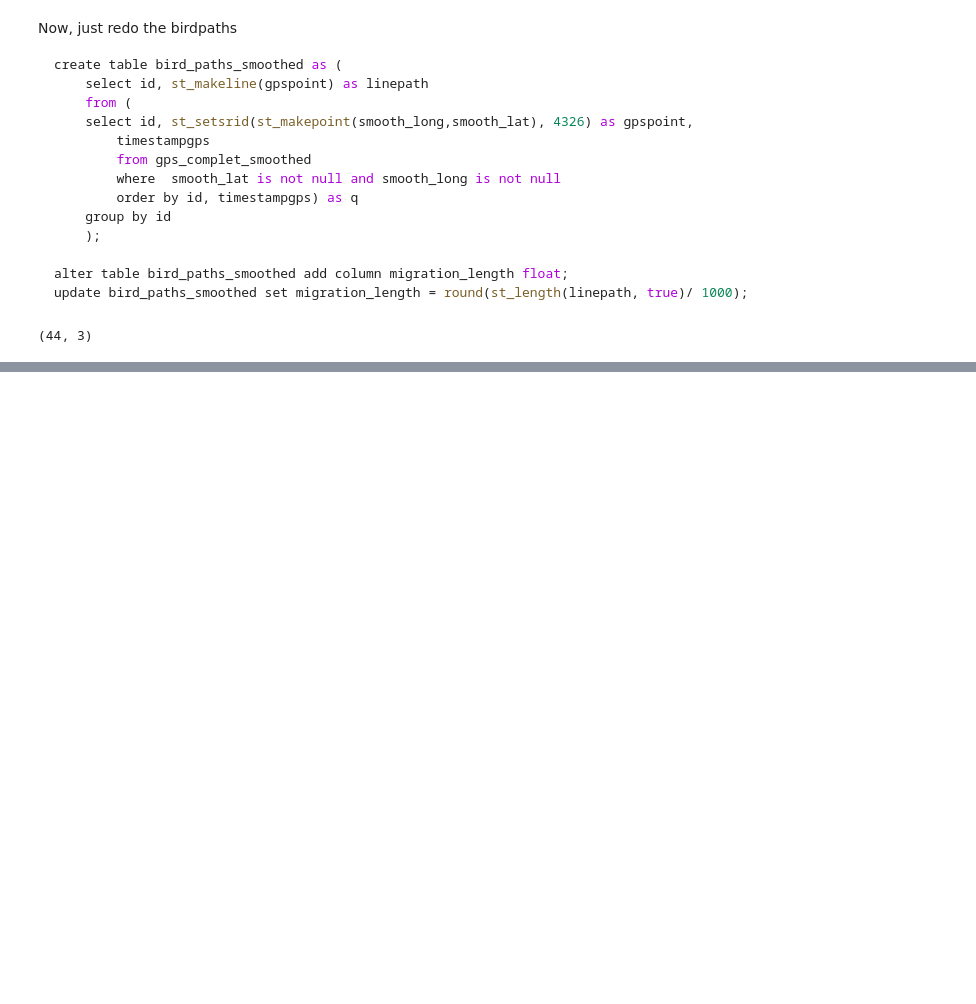
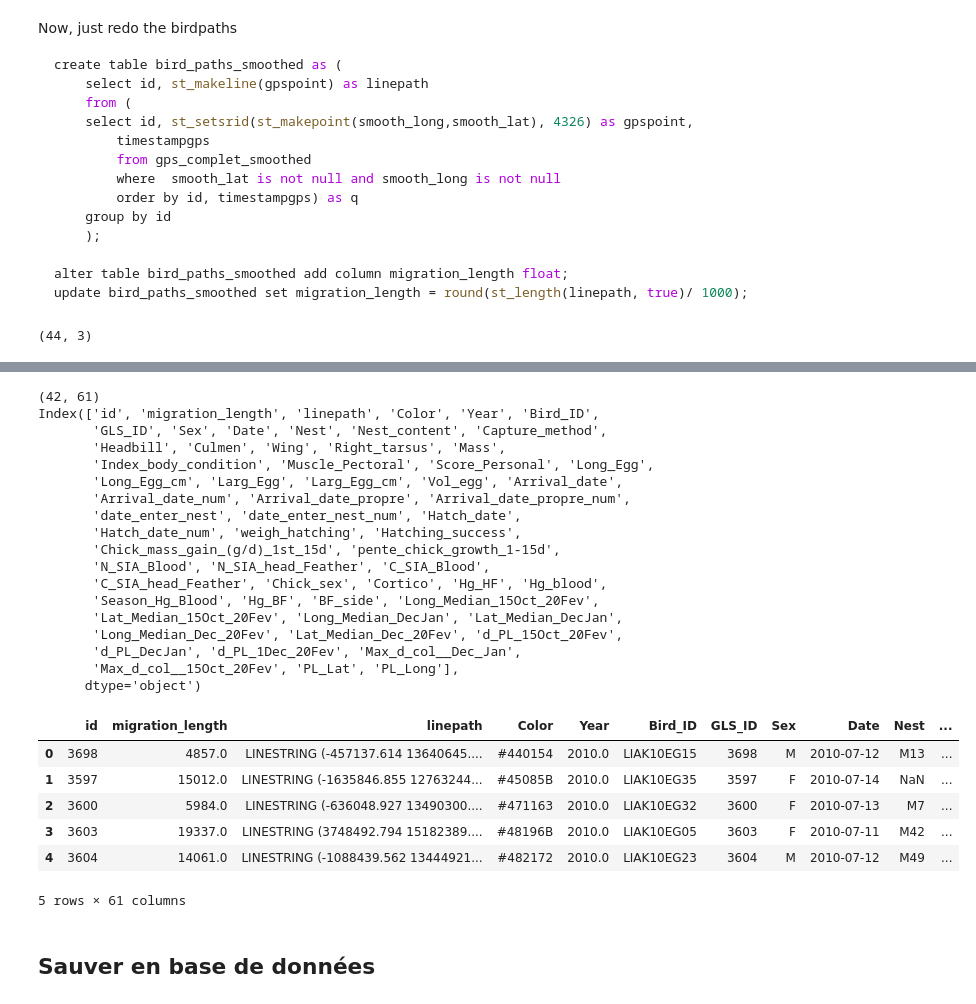
Before and after one commit to cplumejeaud/M2_python, a Jupyter notebook: notebooks/12_arctox_full.ipynb, the cells around one changed output, grey strips where cells are left out. Saved outputs shown, nothing was run; the diff lists cells and outputs as text; code cells hidden in the pictures; blank space fills up the shorter version.

```diff
--- a/notebooks/12_arctox_full.ipynb
+++ b/notebooks/12_arctox_full.ipynb
@@ -342,0 +401,4 @@ print(data.shape) #44, 3
+# %%
+df = pd.read_excel("https://github.com/cplumejeaud/M2_python/raw/refs/heads/main/data/arctox/data%20for%20analyses_2010_2011_analyses.xls",
+                            sheet_name="data for analyses_2010_2011_ana")
+df.columns
@@ -342,0 +452,21 @@ print(data.shape) #44, 3
+# %%
+import numpy as np
+print(type(df.GLS_ID.values))
+# Caster en str ce mélange de numerique et de chaînes de caractères
+df.GLS_ID = df.GLS_ID.apply(lambda _: str(_))
+print(type(df.GLS_ID.values))
+
+clean_GLSID = []
+for i, r in df.iterrows():
+    clean_gls_id = r.GLS_ID.upper().replace('MK12-12A', '').replace('MK14-', '').replace('MK18-', '').replace('SO-', '')
+    clean_GLSID = np.append(clean_GLSID, clean_gls_id)
+
+print(pd.unique(clean_GLSID))
+df['clean_GLSID'] = clean_GLSID
+
+## Supprimer les valeurs NAN du fichier d'Analyses
+
+#df.dropna(subset=['clean_GLSID'], inplace = True)
+df  = df[df.clean_GLSID != 'NAN']
+print(df.shape)
+df.clean_GLSID.unique()
@@ -342,0 +495,40 @@ print(data.shape) #44, 3
+# %%
+## On fait la jointure sur des type identiques (id passe de int à string)
+data.id = data.id.apply(lambda x: str(x))
+# %%
+## Jointure
+
+birds = data.join(df.set_index('clean_GLSID'), on='id', lsuffix='_gps', rsuffix='_ana', how='inner')
+
+
+print(birds.shape)
+print(birds.columns)
+birds.head()
+# %% [output]
+(42, 61)
+Index(['id', 'migration_length', 'linepath', 'Color', 'Year', 'Bird_ID',
+       'GLS_ID', 'Sex', 'Date', 'Nest', 'Nest_content', 'Capture_method',
+       'Headbill', 'Culmen', 'Wing', 'Right_tarsus', 'Mass',
+       'Index_body_condition', 'Muscle_Pectoral', 'Score_Personal', 'Long_Egg',
+       'Long_Egg_cm', 'Larg_Egg', 'Larg_Egg_cm', 'Vol_egg', 'Arrival_date',
+       'Arrival_date_num', 'Arrival_date_propre', 'Arrival_date_propre_num',
+       'date_enter_nest', 'date_enter_nest_num', 'Hatch_date',
+       'Hatch_date_num', 'weigh_hatching', 'Hatching_success',
+       'Chick_mass_gain_(g/d)_1st_15d', 'pente_chick_growth_1-15d',
+       'N_SIA_Blood', 'N_SIA_head_Feather', 'C_SIA_Blood',
+       'C_SIA_head_Feather', 'Chick_sex', 'Cortico', 'Hg_HF', 'Hg_blood',
+       'Season_Hg_Blood', 'Hg_BF', 'BF_side', 'Long_Median_15Oct_20Fev',
+       'Lat_Median_15Oct_20Fev', 'Long_Median_DecJan', 'Lat_Median_DecJan',
+       'Long_Median_Dec_20Fev', 'Lat_Median_Dec_20Fev', 'd_PL_15Oct_20Fev',
+       'd_PL_DecJan', 'd_PL_1Dec_20Fev', 'Max_d_col__Dec_Jan',
+       'Max_d_col__15Oct_20Fev', 'PL_Lat', 'PL_Long'],
+      dtype='object')
+|  | id | migration_length | linepath | Color | Year | Bird_ID | GLS_ID | Sex | Date | Nest | ... |
+| 0 | 3698 | 4857.0 | LINESTRING (-457137.614 13640645.... | #440154 | 2010.0 | LIAK10EG15 | 3698 | M | 2010-07-12 | M13 | ... |
+| 1 | 3597 | 15012.0 | LINESTRING (-1635846.855 12763244... | #45085B | 2010.0 | LIAK10EG35 | 3597 | F | 2010-07-14 | NaN | ... |
+| 2 | 3600 | 5984.0 | LINESTRING (-636048.927 13490300.... | #471163 | 2010.0 | LIAK10EG32 | 3600 | F | 2010-07-13 | M7 | ... |
+| 3 | 3603 | 19337.0 | LINESTRING (3748492.794 15182389.... | #48196B | 2010.0 | LIAK10EG05 | 3603 | F | 2010-07-11 | M42 | ... |
+| 4 | 3604 | 14061.0 | LINESTRING (-1088439.562 13444921... | #482172 | 2010.0 | LIAK10EG23 | 3604 | M | 2010-07-12 | M49 | ... |
+5 rows × 61 columns
+# %% [markdown]
+## Sauver en base de données
```
Also changed, not shown: parts of 41 cells of this notebook.
